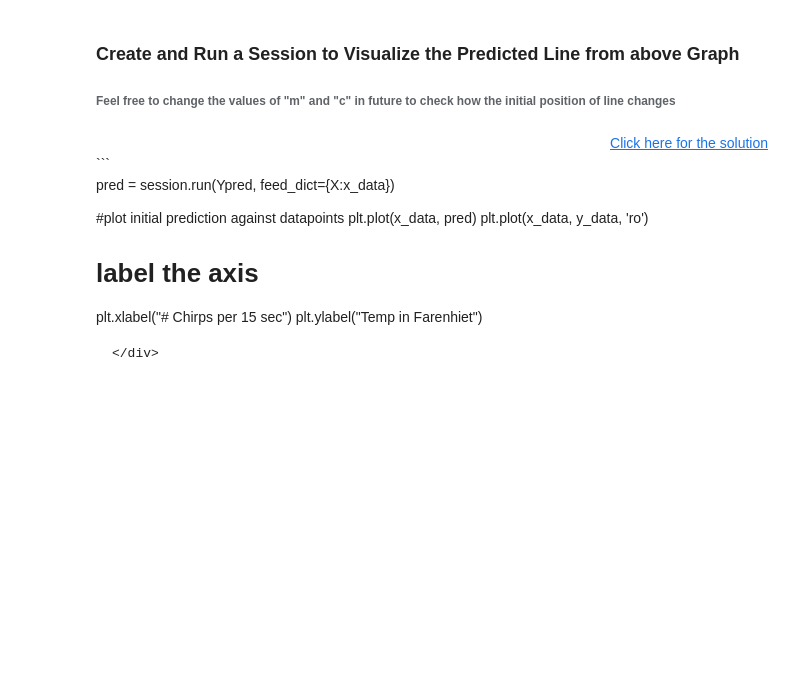
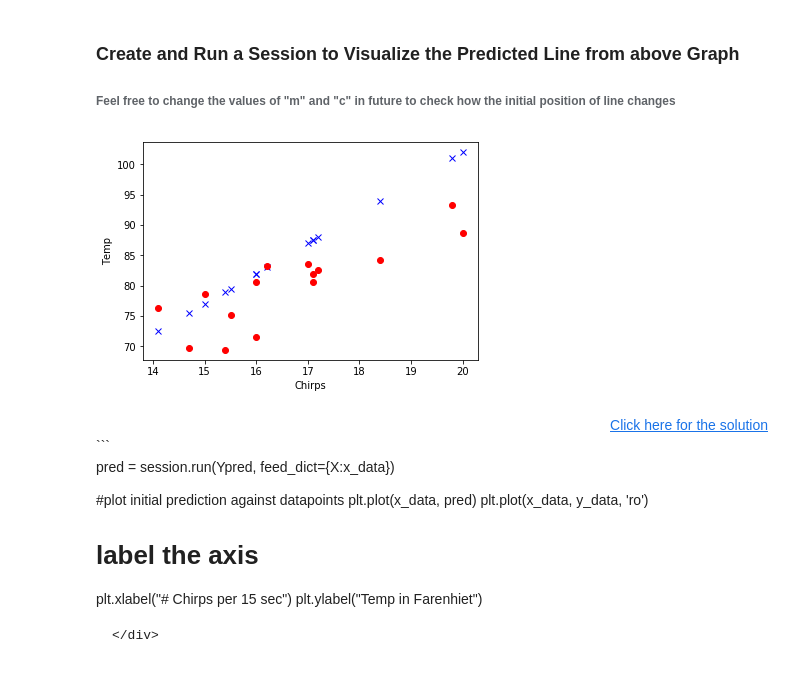
Before and after one commit to hiencb/Courses, a Jupyter notebook: Big Data University/Deep Learning with TensorFlow/Module 1 - Introduction to TensorFlow/1.2 - Exercise - Linear Regression with TensorFlow 1.ipynb, the cells around one changed output. Drawn from its saved outputs; the diff is of its cells as text; code cells hidden in the pictures; blank space fills up the shorter version.

```diff
--- a/Big Data University/Deep Learning with TensorFlow/Module 1 - Introduction to TensorFlow/1.2 - Exercise - Linear Regression with TensorFlow 1.ipynb
+++ b/Big Data University/Deep Learning with TensorFlow/Module 1 - Introduction to TensorFlow/1.2 - Exercise - Linear Regression with TensorFlow 1.ipynb
@@ -55,8 +69,14 @@ example m=3 and c=2
 Also, create a place holder for actual temperature "Y" which we will be needing for Optimization to estimate the actual values of slope and intercept.
 # %%
 # Create place holders and Variables along with the Linear model.
+X = tf.placeholder(dtype=tf.float32, name='X')
+y = tf.placeholder(dtype=tf.float32, name='y')
+
+m = tf.Variable(5, dtype=tf.float32)
+c = tf.Variable(2, dtype=tf.float32)
 
 # Your code goes here
+y_pred = m * X + c
 # %% [markdown]
 <div align="right">
 <a href="#createvar" class="btn btn-default" data-toggle="collapse">Click here for the solution</a>
@@ -85,10 +105,16 @@ Ypred = tf.add(tf.multiply(X, m), c)
 session = tf.Session()
 session.run(tf.global_variables_initializer())
 # %%
-
 #get prediction with initial parameter values
-
 #Your code goes here
+predictions = session.run(y_pred, feed_dict={X: x_data})
+plt.plot(x_data, predictions, 'bx')
+plt.plot(x_data,  y_data, 'ro')
+plt.xlabel('Chirps')
+plt.ylabel('Temp')
+plt.show()
+# %% [output]
+[figure, added]
 # %% [markdown]
 <div align="right">
 <a href="#matmul1" class="btn btn-default" data-toggle="collapse">Click here for the solution</a>
```
Also changed, not shown: parts of 7 cells of this notebook, 6 other files.
